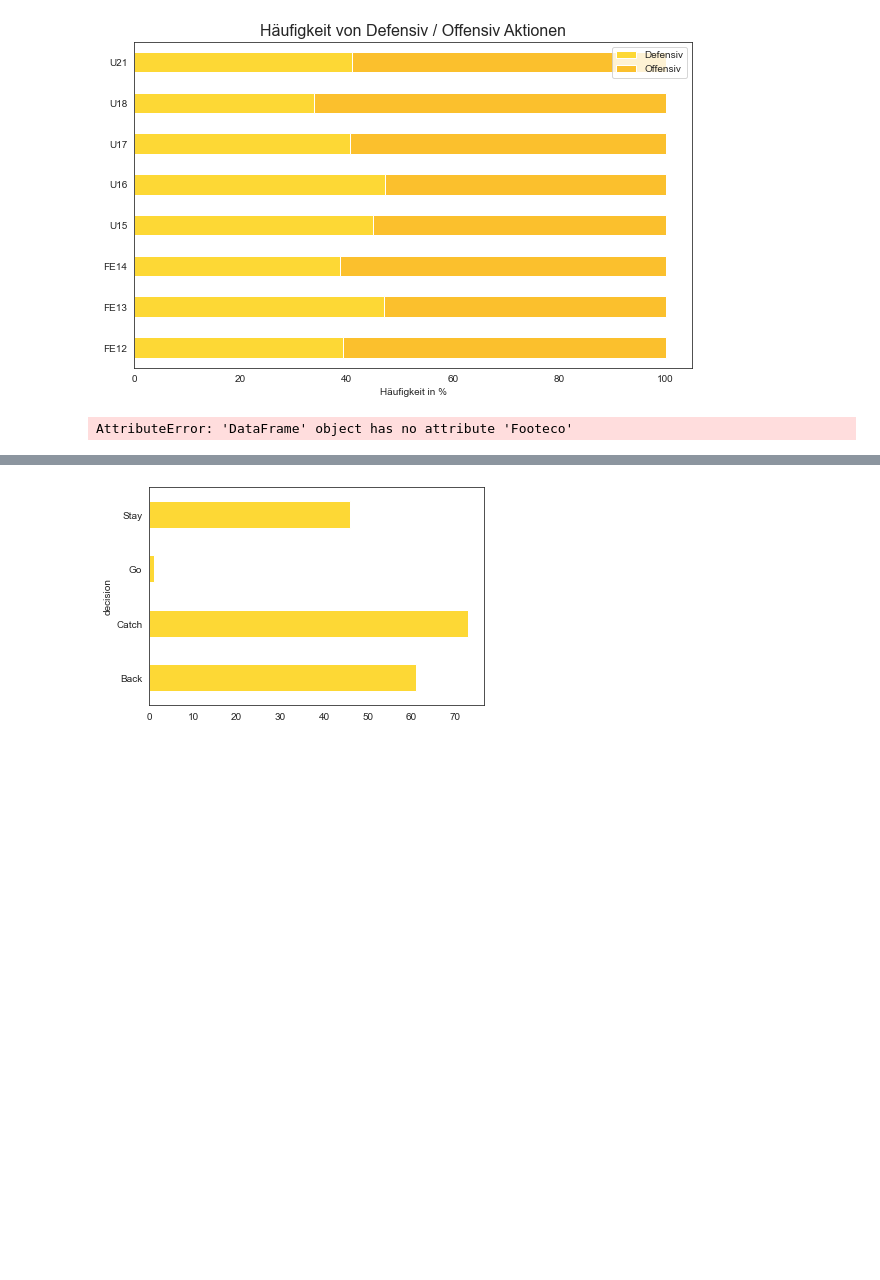
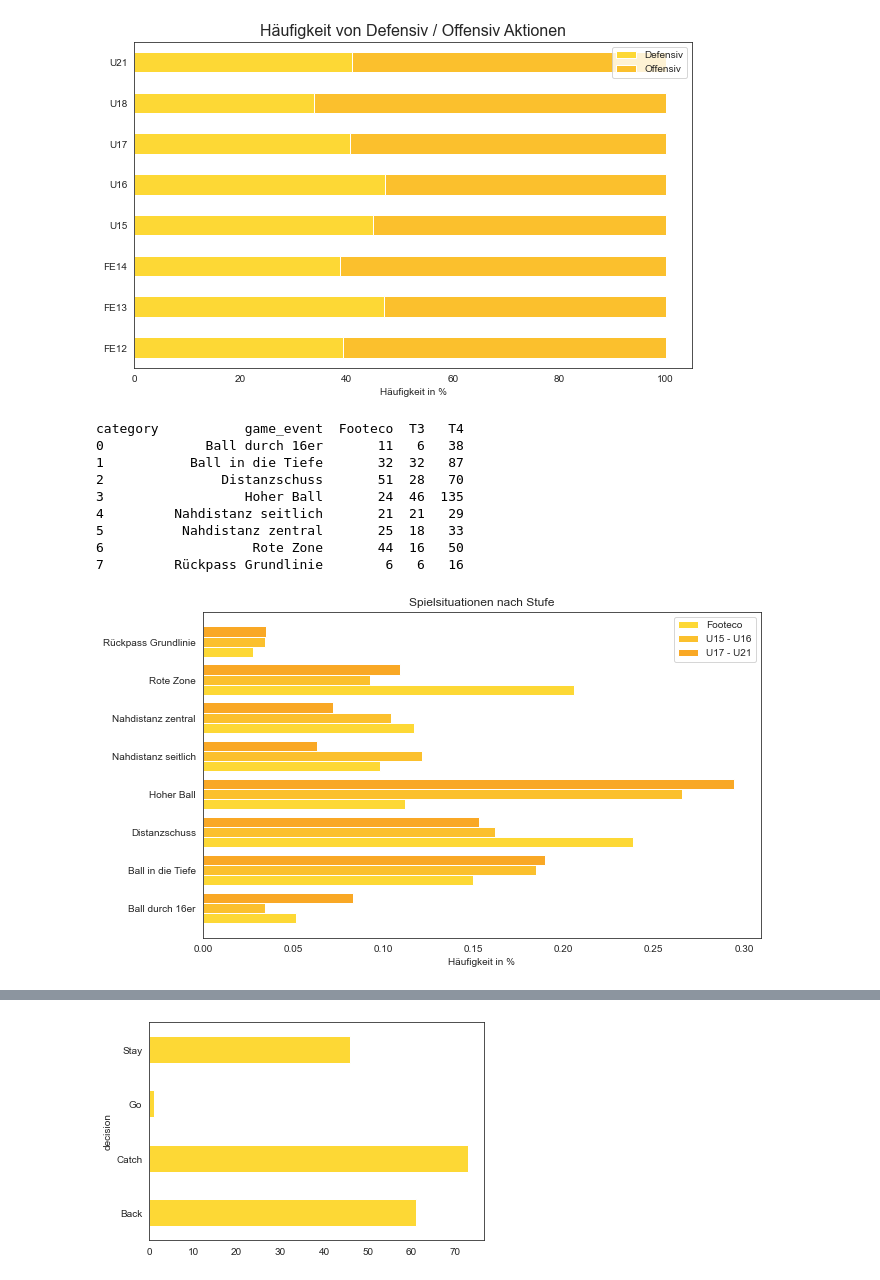
Before and after one commit to keepertrainer78698/youth-base, a Jupyter notebook: game-stats/keeperstats.ipynb, the cells around one changed output, grey strips where cells are left out. Saved outputs shown, nothing was run; the diff lists cells and outputs as text; code cells hidden in the pictures; blank space fills up the shorter version.

```diff
--- a/game-stats/keeperstats.ipynb
+++ b/game-stats/keeperstats.ipynb
@@ -134,42 +134,54 @@ plt.show()
 ## Creating a dataframe with solely defensive events and columns
 defensive_df = events_df.loc[events_df.phase == 'def']
 defensive_df = defensive_df.dropna(axis = 1, how = 'all')
+defensive_df = defensive_df[~defensive_df.game_event.isin(['Penalty', 'Standard'])]
 
 ## Compare defensive occurence of defensive events
 group_def_events = defensive_df.groupby(['game_event', 'category']).event_id.count().reset_index()
 group_def_events = group_def_events.pivot(index = 'game_event', columns = 'category', values = 'event_id').reset_index()
+
+print(group_def_events)
 
 values = group_def_events.iloc[:,1:].columns
 
 for x in group_def_events[values]:
      if x in values:
         group_def_events[x] = group_def_events[x] / group_def_events[x].sum()
 
 ### Create Plot
 def create_y(t, w, n, d):
     return [t*x + w*n for x in range(d)]
 
 footeco_y = create_y(3, 0.8, 1, 8)
 t3_y = create_y(3, 0.8, 2, 8)
 t4_y = create_y(3, 0.8, 3, 8)
 
 plt.figure(figsize=[10,6])
 ay = plt.subplot()
 
 plt.barh(footeco_y, group_def_events.Footeco)
 plt.barh(t3_y, group_def_events.T3)
 plt.barh(t4_y, group_def_events.T4)
 
 middle_y = [ (a + b + c) / 3.0 for a, b, c in zip(footeco_y, t3_y, t4_y)]
 ay.set_yticks(middle_y)
 ay.set_yticklabels(group_def_events.game_event)
 plt.xlabel('Häufigkeit in %')
 plt.legend(['Footeco', 'U15 - U16', 'U17 - U21'])
 plt.title('Spielsituationen nach Stufe')
 plt.savefig("Spielsituationen_nach_Stufe.png")
 plt.show()
 # %% [output]
-AttributeError: 'DataFrame' object has no attribute 'Footeco'
+category           game_event  Footeco  T3   T4
+0             Ball durch 16er       11   6   38
+1           Ball in die Tiefe       32  32   87
+2               Distanzschuss       51  28   70
+3                  Hoher Ball       24  46  135
+4         Nahdistanz seitlich       21  21   29
+5          Nahdistanz zentral       25  18   33
+6                   Rote Zone       44  16   50
+7         Rückpass Grundlinie        6   6   16
+[figure, added]
 # %%
 # Analysis of dangerous events, where goalkeeper needs to take action
 critical_defensive_events = pd.merge(defensive_df, events_df, how='left', left_on='reference_event', right_on='event_id')
```
Also changed, not shown: parts of 4 cells of this notebook, 6 other files.
